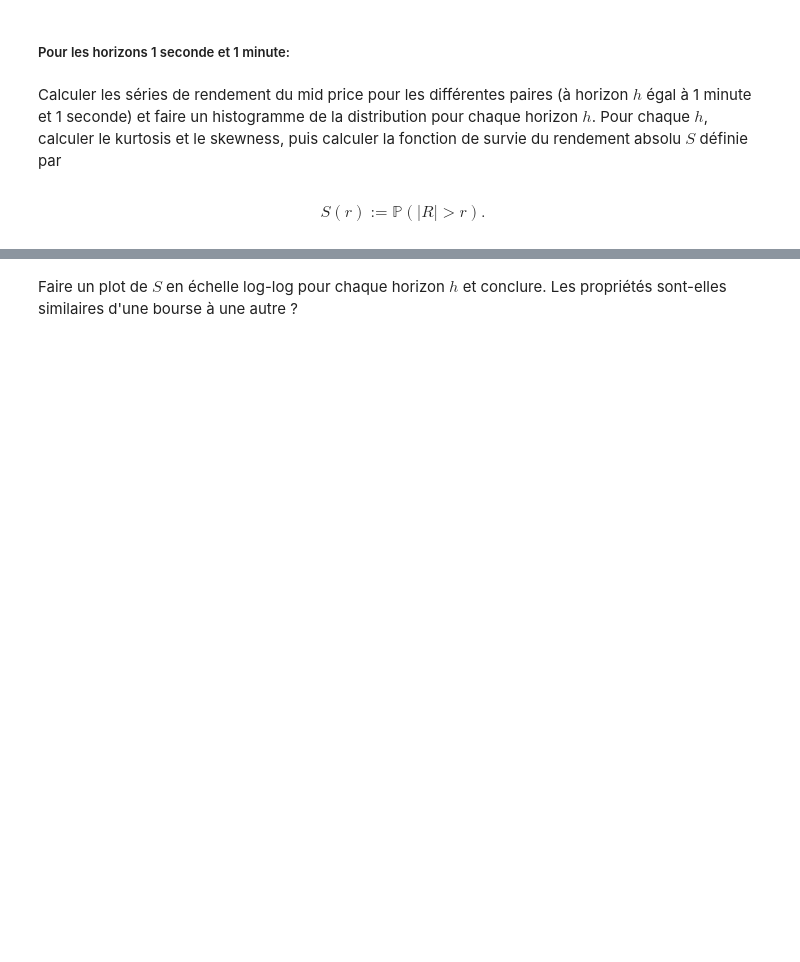
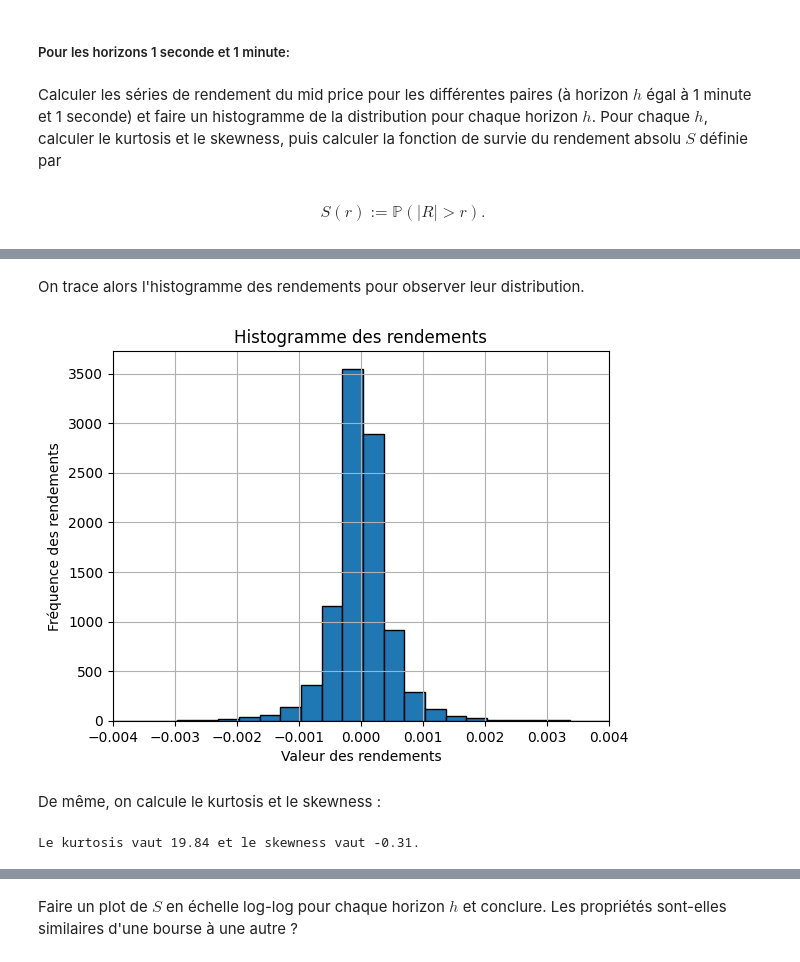
Before and after one commit to louismia22/Machine-Learning-and-Optimal-Trading, a Jupyter notebook: TP5/TP 5 - Cryptomonnaies.ipynb, the cells around one changed output, grey strips where cells are left out. Drawn from its saved outputs; the diff is of its cells as text; code cells hidden in the pictures; blank space fills up the shorter version.

```diff
--- a/TP5/TP 5 - Cryptomonnaies.ipynb
+++ b/TP5/TP 5 - Cryptomonnaies.ipynb
@@ -75,0 +133,24 @@ TypeError: Only valid with DatetimeIndex, TimedeltaIndex or PeriodIndex, but got
+# %%
+returns, abs_returns, r_values, survial_func_values_1min_binance = returns_process("1min","btcusd", "binanceus")
+# %% [markdown]
+On trace alors l'histogramme des rendements pour observer leur distribution.
+# %%
+plt.hist(returns, bins=40, edgecolor='black')
+plt.xlabel('Valeur des rendements')
+plt.ylabel('Fréquence des rendements')
+plt.title('Histogramme des rendements')
+plt.xlim(-0.004, 0.004)
+plt.xticks(np.arange(-0.004, 0.0045, 0.001))
+plt.grid(True)
+plt.show()
+# %% [output]
+[figure, added]
+# %% [markdown]
+De même, on calcule le kurtosis et le skewness :
+# %%
+kurt = kurtosis(returns)
+skewness = skew(returns)
+
+print(f"Le kurtosis vaut {np.round(kurt, 2)} et le skewness vaut {np.round(skewness, 2)}.")
+# %% [output]
+Le kurtosis vaut 19.84 et le skewness vaut -0.31.
```
Also changed, not shown: parts of 44 cells of this notebook.
